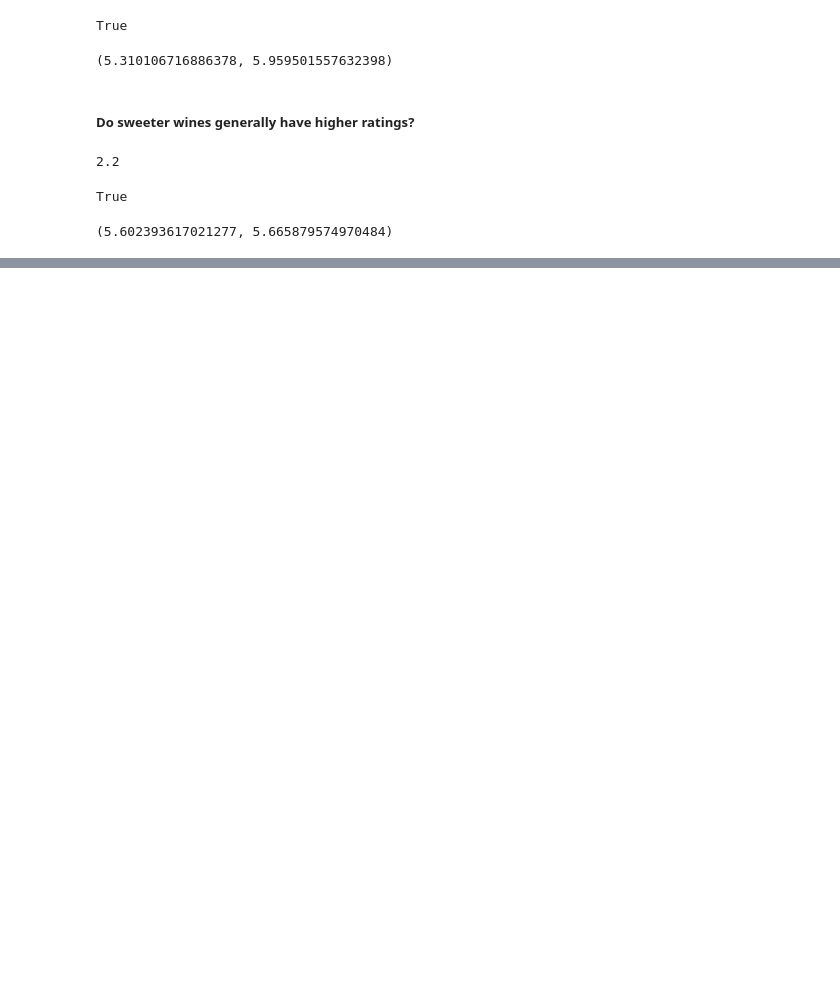
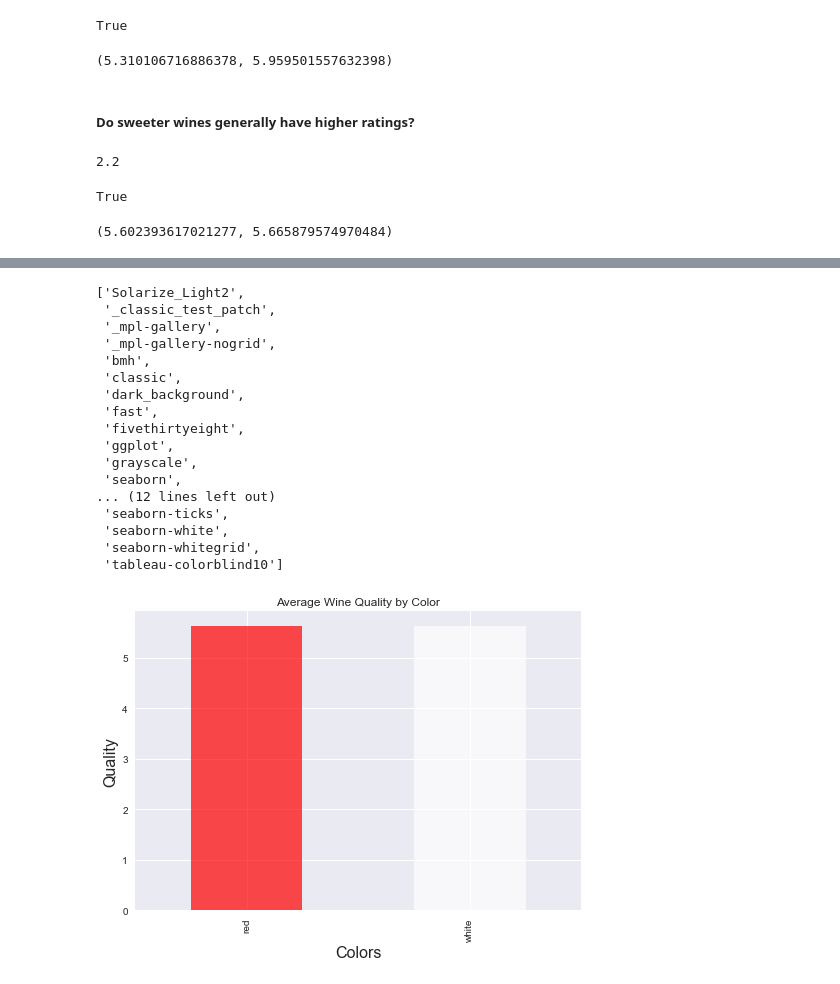
Before and after one commit to jumbamark/data_analysis, a Jupyter notebook: case_studies/first/wine_chemical_properties.ipynb, the cells around one changed output, grey strips where cells are left out. Cells and saved outputs as stored; diff of their text form; code cells hidden in the pictures; blank space fills up the shorter version.

Commit message:
type and quality plot

```diff
--- a/case_studies/first/wine_chemical_properties.ipynb
+++ b/case_studies/first/wine_chemical_properties.ipynb
@@ -572,0 +576,8 @@ low_sugar.quality.mean(), high_sugar.quality.mean()
+# %%
+import pandas as pd
+import matplotlib.pyplot as plt
+import seaborn as sb
+%matplotlib inline
+
+wine_df = pd.read_csv("dataset/wine_data.csv")
+wine_df.head()
@@ -572,0 +591,34 @@ low_sugar.quality.mean(), high_sugar.quality.mean()
+# %%
+# creating visualizations to help us understand if a certain type of wine is associated with higher quality
+# using the groupby results for the visualizations, we can also specify parameters for the title as well as the color and transparency of the bars
+colors = ['red', 'white']
+wine_df.groupby('color')['quality'].mean().plot(kind="bar", title="Average Wine Quality by Color", color=colors, alpha=.7)
+# we dont want our white bar dissapearing into our white background
+# At this point we cant get away with using only pandas
+# Add matplotlib, pyplot is a module in matplotlib we'll use to create our plots
+# import seaboen too, though we dont use it directly it has additional formatting to our plots that make them more aesthetically pleasing than standard matplotlib
+
+# with matplotlib we can set x and y labels
+plt.xlabel('Colors', fontsize=16);
+plt.ylabel('Quality', fontsize=16);
+plt.style.use("seaborn")
+# plt.style.available
+# %% [output]
+['Solarize_Light2',
+ '_classic_test_patch',
+ '_mpl-gallery',
+ '_mpl-gallery-nogrid',
+ 'bmh',
+ 'classic',
+ 'dark_background',
+ 'fast',
+ 'fivethirtyeight',
+ 'ggplot',
+ 'grayscale',
+ 'seaborn',
+... (12 lines left out)
+ 'seaborn-ticks',
+ 'seaborn-white',
+ 'seaborn-whitegrid',
+ 'tableau-colorblind10']
+[figure, added]
```
Also changed, not shown: parts of 5 cells of this notebook.
